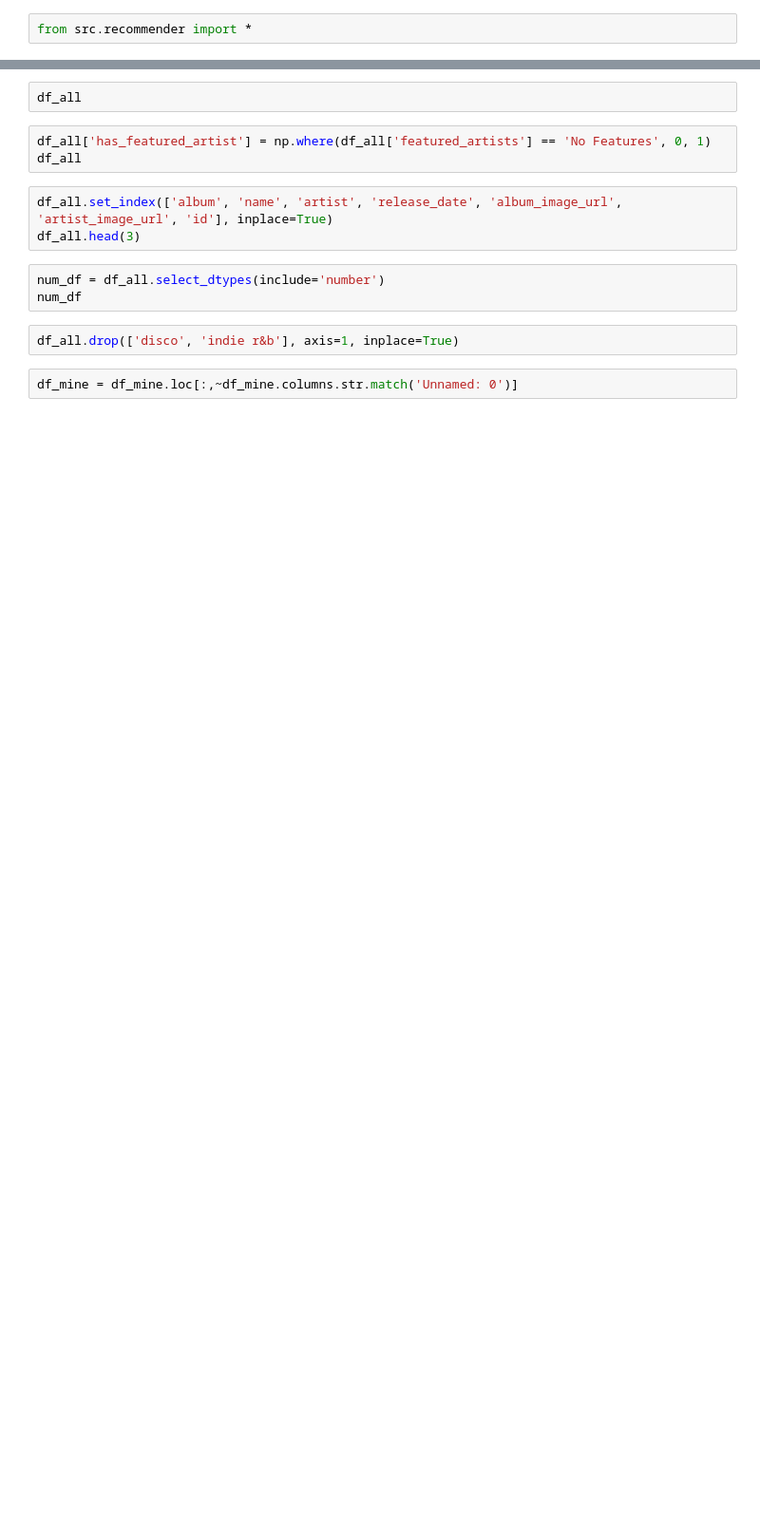
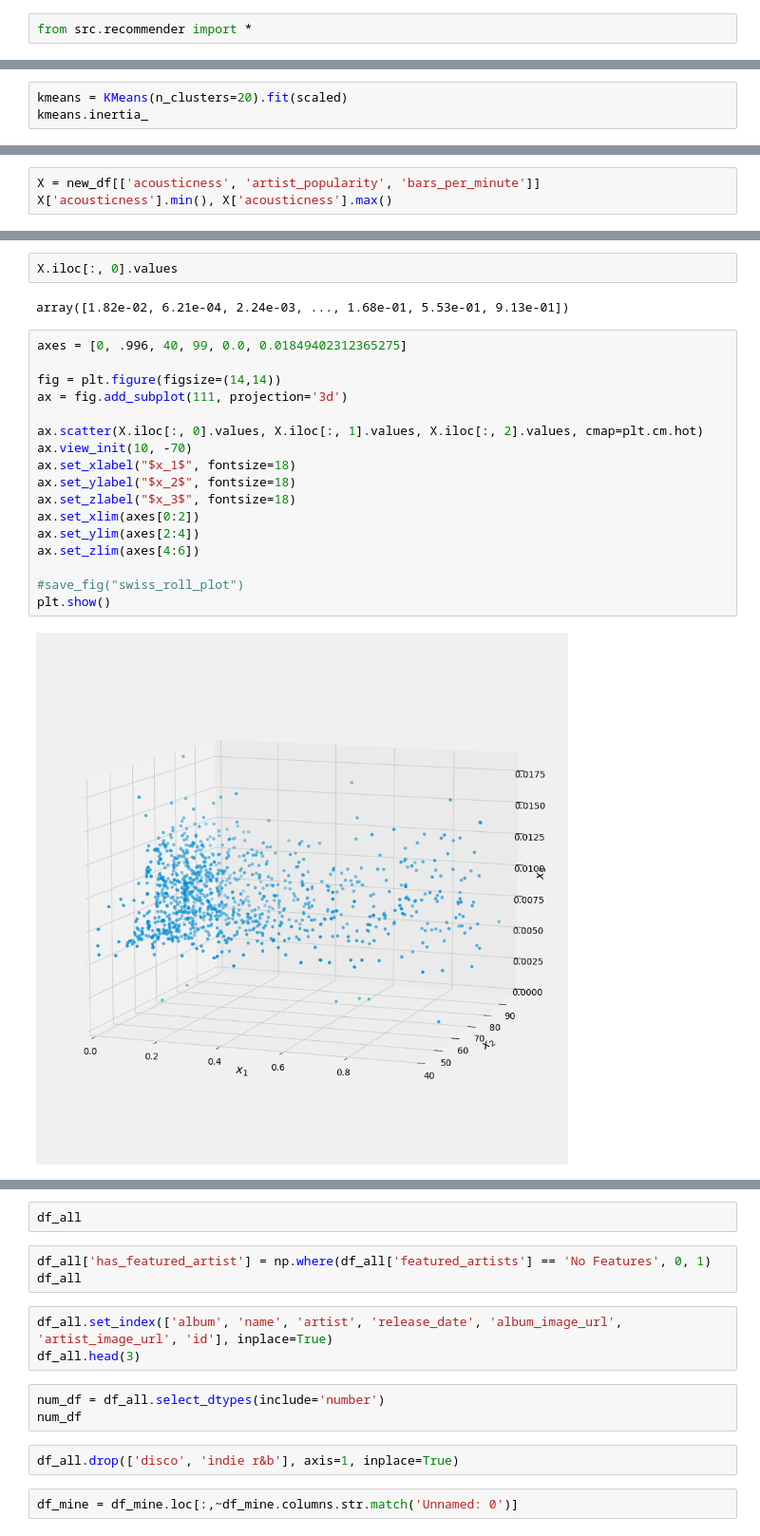
Before and after one commit to LTonstad/And_Vinyly-a-Music-Reccomendation-System, a Jupyter notebook: eda.ipynb, the cells around one changed output, grey strips where cells are left out. Shown at 95% size. Cells and saved outputs as stored; diff of their text form; blank space fills up the shorter version.

```diff
--- a/eda.ipynb
+++ b/eda.ipynb
@@ -31,0 +46,3 @@ Name: has_featured_artist, Length: 10167, dtype: int64
+# %%
+kmeans = KMeans(n_clusters=20).fit(scaled)
+kmeans.inertia_
@@ -31,0 +131,3 @@ Name: has_featured_artist, Length: 10167, dtype: int64
+# %%
+X = new_df[['acousticness', 'artist_popularity', 'bars_per_minute']]
+X['acousticness'].min(), X['acousticness'].max()
@@ -31,0 +144,23 @@ Name: has_featured_artist, Length: 10167, dtype: int64
+# %%
+X.iloc[:, 0].values
+# %% [output]
+array([1.82e-02, 6.21e-04, 2.24e-03, ..., 1.68e-01, 5.53e-01, 9.13e-01])
+# %%
+axes = [0, .996, 40, 99, 0.0, 0.01849402312365275]
+
+fig = plt.figure(figsize=(14,14))
+ax = fig.add_subplot(111, projection='3d')
+
+ax.scatter(X.iloc[:, 0].values, X.iloc[:, 1].values, X.iloc[:, 2].values, cmap=plt.cm.hot)
+ax.view_init(10, -70)
+ax.set_xlabel("$x_1$", fontsize=18)
+ax.set_ylabel("$x_2$", fontsize=18)
+ax.set_zlabel("$x_3$", fontsize=18)
+ax.set_xlim(axes[0:2])
+ax.set_ylim(axes[2:4])
+ax.set_zlim(axes[4:6])
+
+#save_fig("swiss_roll_plot")
+plt.show()
+# %% [output]
+[figure, added]
```
Also changed, not shown: parts of 39 cells of this notebook, 21 other files.
